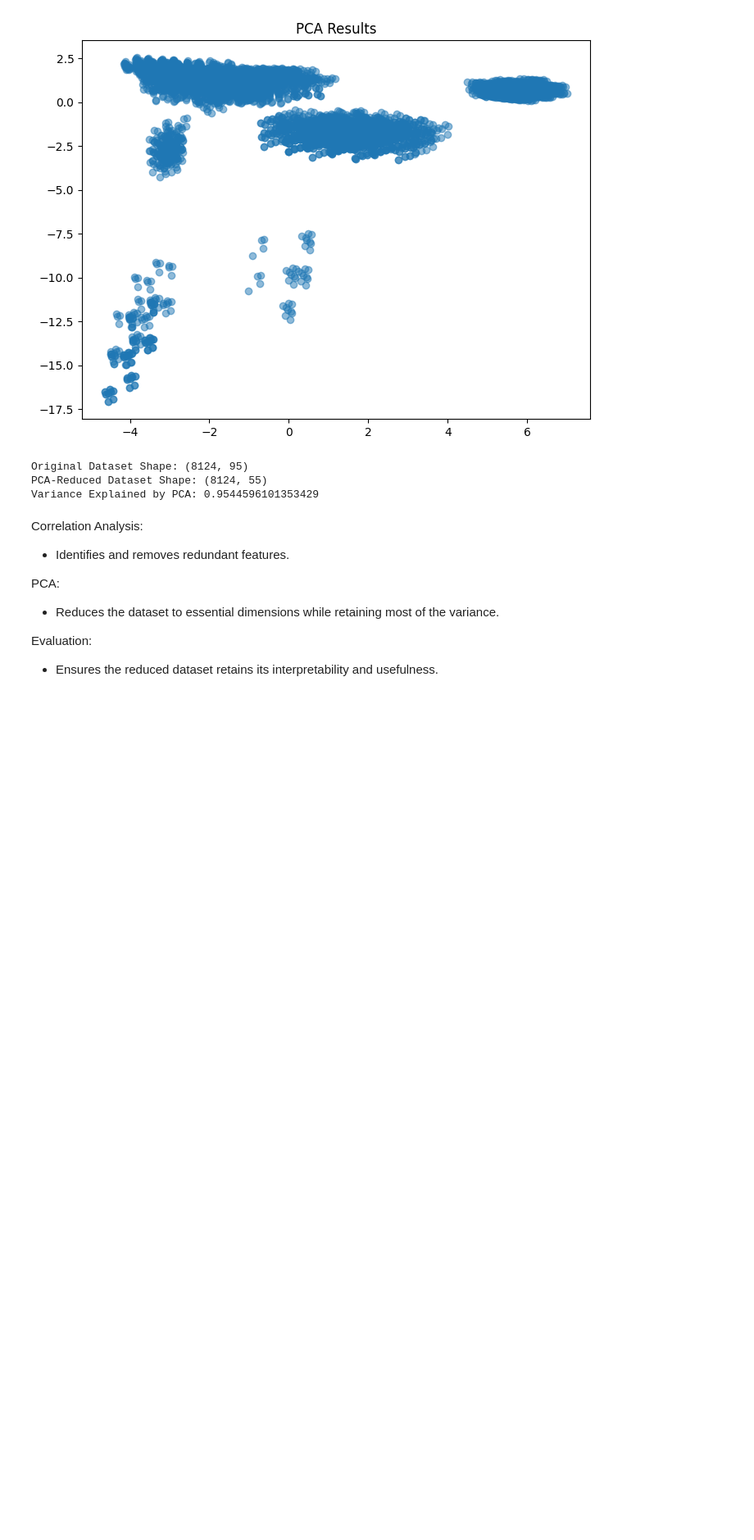
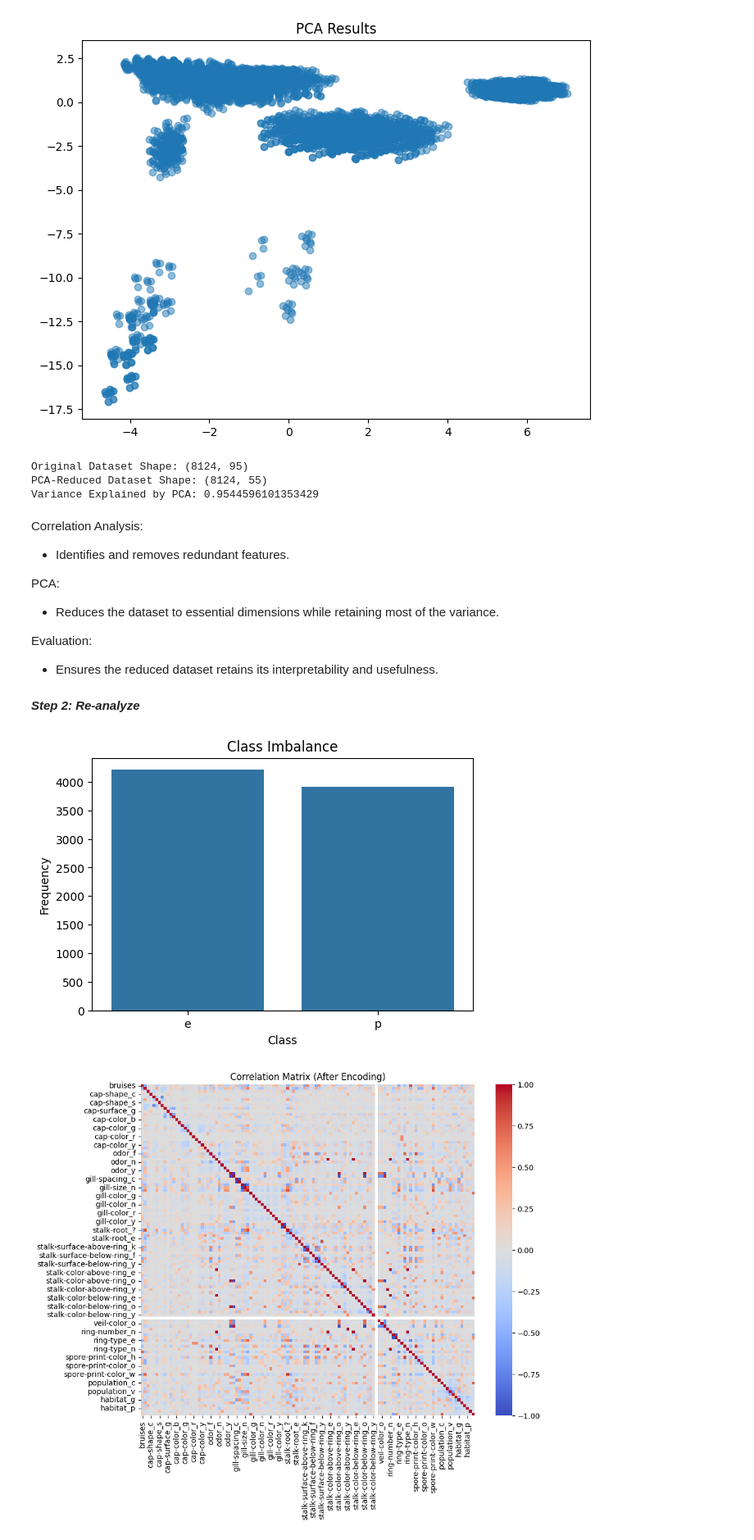
Before and after one commit to Piziik/AdvDataAnalyticsExercises, a Jupyter notebook: ExProj3/Classification.ipynb, the cells around one changed output. Shown at 82% size. Cells and saved outputs as stored; diff of their text form; code cells hidden in the pictures; blank space fills up the shorter version.

```diff
--- a/ExProj3/Classification.ipynb
+++ b/ExProj3/Classification.ipynb
@@ -174,3 +160,24 @@ PCA:
 
 Evaluation:
 - Ensures the reduced dataset retains its interpretability and usefulness.
+# %% [markdown]
+***Step 2: Re-analyze***
+# %%
+class_counts = classification_data['class'].value_counts()
+plt.figure(figsize=(6, 4))
+sns.barplot(x=class_counts.index, y=class_counts.values)
+plt.title('Class Imbalance')
+plt.xlabel('Class')
+plt.ylabel('Frequency')
+plt.show()
+
+encoded_classification_data = pd.get_dummies(classification_data.drop('class', axis=1))
+correlation_matrix = encoded_classification_data.corr()
+
+plt.figure(figsize=(10, 8))
+sns.heatmap(correlation_matrix, cmap='coolwarm', center=0)
+plt.title('Correlation Matrix (After Encoding)')
+plt.show()
+# %% [output]
+[figure, added]
+[figure, added]
```
Also changed, not shown: parts of 4 cells of this notebook, 2 other files.
